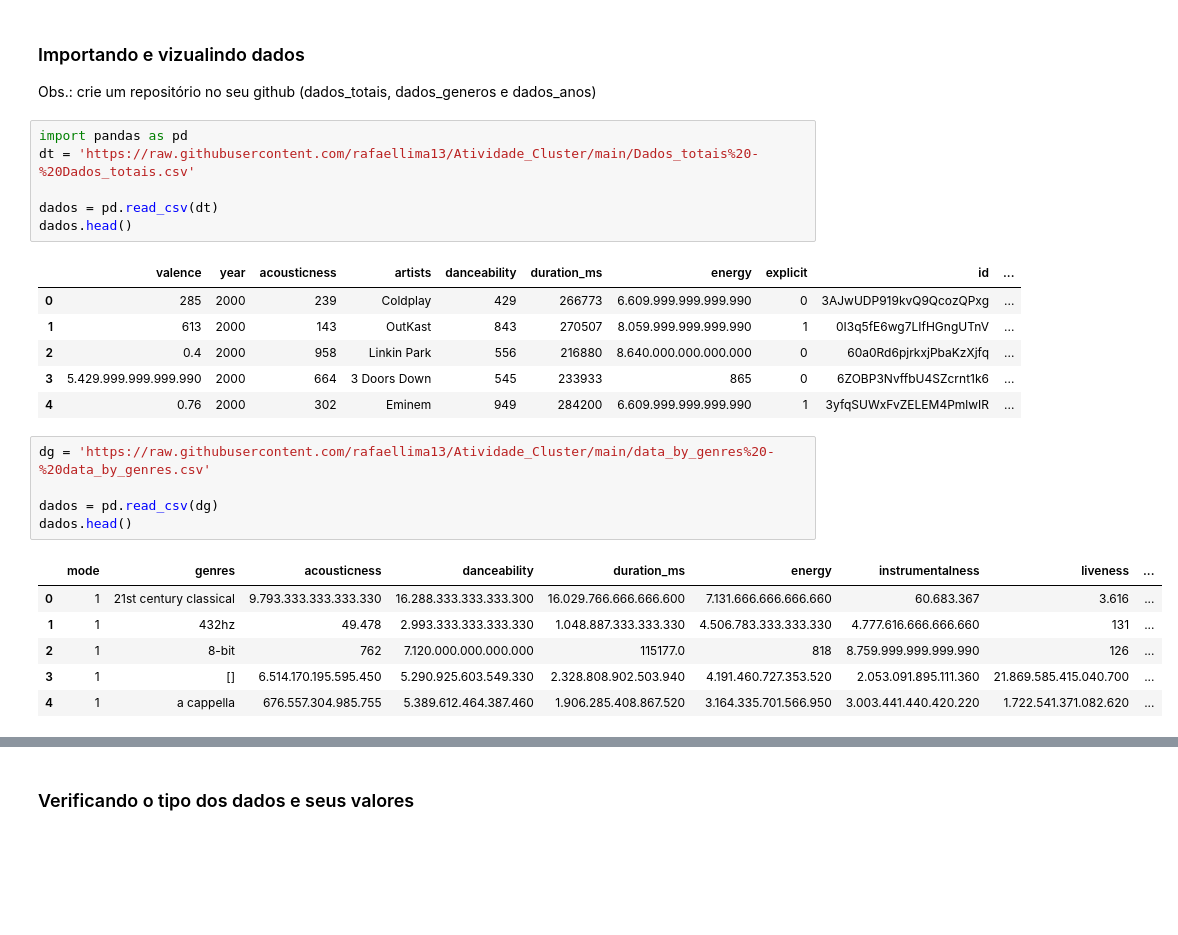
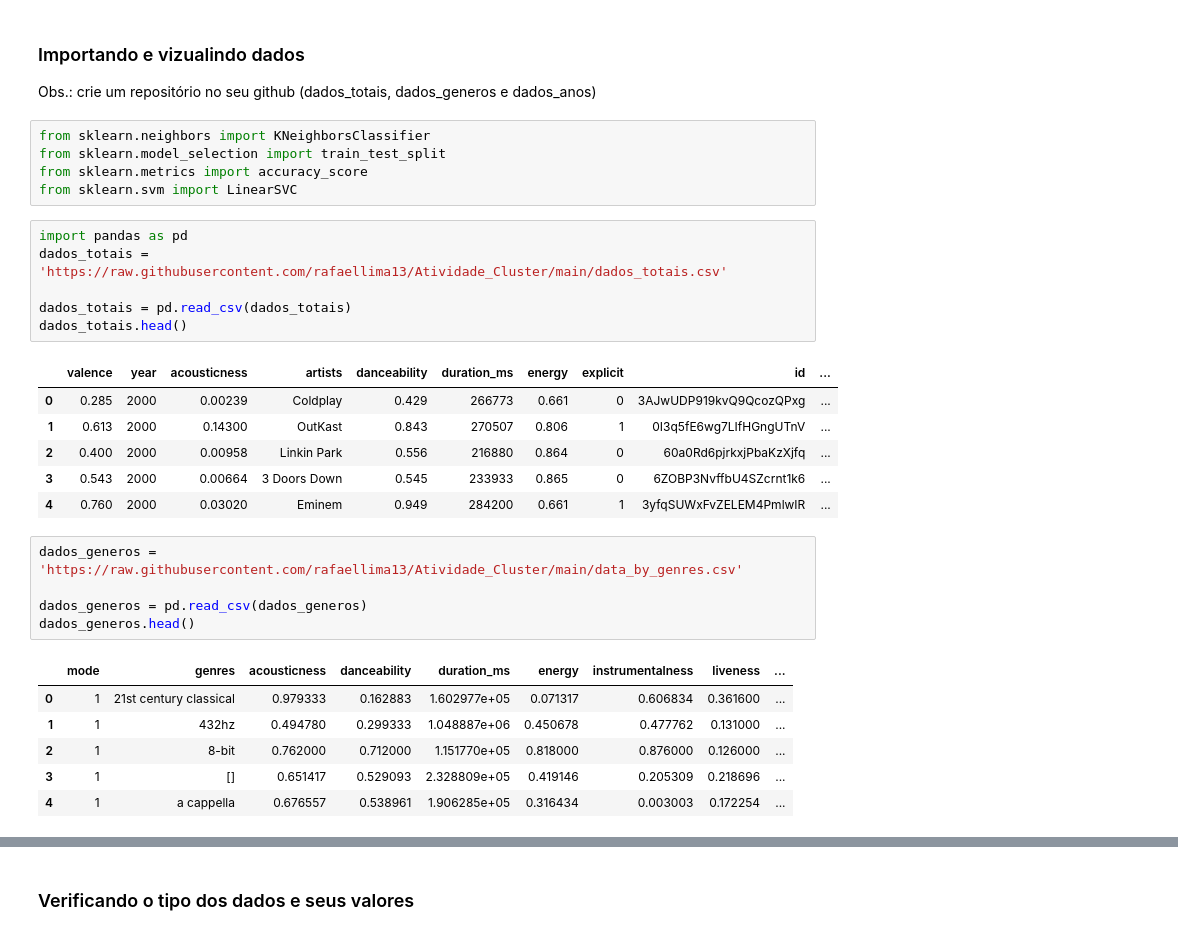
Before and after one commit to rafaellima13/Atividade_Cluster, a Jupyter notebook: Rafael_Lima_Recomendador_de_musicas_online.ipynb, the cells around one changed output, grey strips where cells are left out. Cells and saved outputs as stored; diff of their text form; blank space fills up the shorter version.

```diff
--- a/Rafael_Lima_Recomendador_de_musicas_online.ipynb
+++ b/Rafael_Lima_Recomendador_de_musicas_online.ipynb
@@ -56,29 +56,34 @@ Os dados necessários para desenvolver todo o nosso trabalho foram retirados da
 ### Importando e vizualindo dados
 
 Obs.: crie um repositório no seu github (dados_totais, dados_generos e dados_anos)
+# %%
+from sklearn.neighbors import KNeighborsClassifier
+from sklearn.model_selection import train_test_split
+from sklearn.metrics import accuracy_score
+from sklearn.svm import LinearSVC
 # %%
 import pandas as pd
-dt = 'https://raw.githubusercontent.com/rafaellima13/Atividade_Cluster/main/Dados_totais%20-%20Dados_totais.csv'
+dados_totais = 'https://raw.githubusercontent.com/rafaellima13/Atividade_Cluster/main/dados_totais.csv'
 
-dados = pd.read_csv(dt)
-dados.head()
+dados_totais = pd.read_csv(dados_totais)
+dados_totais.head()
 # %% [output]
 |  | valence | year | acousticness | artists | danceability | duration_ms | energy | explicit | id | ... |
-| 0 | 285 | 2000 | 239 | Coldplay | 429 | 266773 | 6.609.999.999.999.990 | 0 | 3AJwUDP919kvQ9QcozQPxg | ... |
-| 1 | 613 | 2000 | 143 | OutKast | 843 | 270507 | 8.059.999.999.999.990 | 1 | 0I3q5fE6wg7LIfHGngUTnV | ... |
-| 2 | 0.4 | 2000 | 958 | Linkin Park | 556 | 216880 | 8.640.000.000.000.000 | 0 | 60a0Rd6pjrkxjPbaKzXjfq | ... |
-| 3 | 5.429.999.999.999.990 | 2000 | 664 | 3 Doors Down | 545 | 233933 | 865 | 0 | 6ZOBP3NvffbU4SZcrnt1k6 | ... |
-| 4 | 0.76 | 2000 | 302 | Eminem | 949 | 284200 | 6.609.999.999.999.990 | 1 | 3yfqSUWxFvZELEM4PmlwIR | ... |
+| 0 | 0.285 | 2000 | 0.00239 | Coldplay | 0.429 | 266773 | 0.661 | 0 | 3AJwUDP919kvQ9QcozQPxg | ... |
+| 1 | 0.613 | 2000 | 0.14300 | OutKast | 0.843 | 270507 | 0.806 | 1 | 0I3q5fE6wg7LIfHGngUTnV | ... |
+| 2 | 0.400 | 2000 | 0.00958 | Linkin Park | 0.556 | 216880 | 0.864 | 0 | 60a0Rd6pjrkxjPbaKzXjfq | ... |
+| 3 | 0.543 | 2000 | 0.00664 | 3 Doors Down | 0.545 | 233933 | 0.865 | 0 | 6ZOBP3NvffbU4SZcrnt1k6 | ... |
+| 4 | 0.760 | 2000 | 0.03020 | Eminem | 0.949 | 284200 | 0.661 | 1 | 3yfqSUWxFvZELEM4PmlwIR | ... |
 # %%
-dg = 'https://raw.githubusercontent.com/rafaellima13/Atividade_Cluster/main/data_by_genres%20-%20data_by_genres.csv'
+dados_generos = 'https://raw.githubusercontent.com/rafaellima13/Atividade_Cluster/main/data_by_genres.csv'
 
-dados = pd.read_csv(dg)
-dados.head()
+dados_generos = pd.read_csv(dados_generos)
+dados_generos.head()
 # %% [output]
 |  | mode | genres | acousticness | danceability | duration_ms | energy | instrumentalness | liveness | ... |
-| 0 | 1 | 21st century classical | 9.793.333.333.333.330 | 16.288.333.333.333.300 | 16.029.766.666.666.600 | 7.131.666.666.666.660 | 60.683.367 | 3.616 | ... |
-| 1 | 1 | 432hz | 49.478 | 2.993.333.333.333.330 | 1.048.887.333.333.330 | 4.506.783.333.333.330 | 4.777.616.666.666.660 | 131 | ... |
-| 2 | 1 | 8-bit | 762 | 7.120.000.000.000.000 | 115177.0 | 818 | 8.759.999.999.999.990 | 126 | ... |
-| 3 | 1 | [] | 6.514.170.195.595.450 | 5.290.925.603.549.330 | 2.328.808.902.503.940 | 4.191.460.727.353.520 | 2.053.091.895.111.360 | 21.869.585.415.040.700 | ... |
-| 4 | 1 | a cappella | 676.557.304.985.755 | 5.389.612.464.387.460 | 1.906.285.408.867.520 | 3.164.335.701.566.950 | 3.003.441.440.420.220 | 1.722.541.371.082.620 | ... |
+| 0 | 1 | 21st century classical | 0.979333 | 0.162883 | 1.602977e+05 | 0.071317 | 0.606834 | 0.361600 | ... |
+| 1 | 1 | 432hz | 0.494780 | 0.299333 | 1.048887e+06 | 0.450678 | 0.477762 | 0.131000 | ... |
+| 2 | 1 | 8-bit | 0.762000 | 0.712000 | 1.151770e+05 | 0.818000 | 0.876000 | 0.126000 | ... |
+| 3 | 1 | [] | 0.651417 | 0.529093 | 2.328809e+05 | 0.419146 | 0.205309 | 0.218696 | ... |
+| 4 | 1 | a cappella | 0.676557 | 0.538961 | 1.906285e+05 | 0.316434 | 0.003003 | 0.172254 | ... |
 # %%
```
Also changed, not shown: parts of 28 cells of this notebook.
